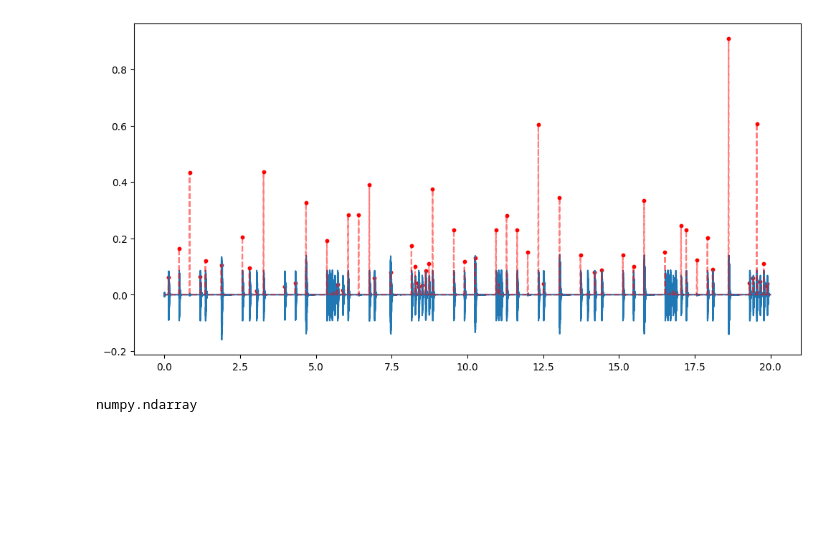
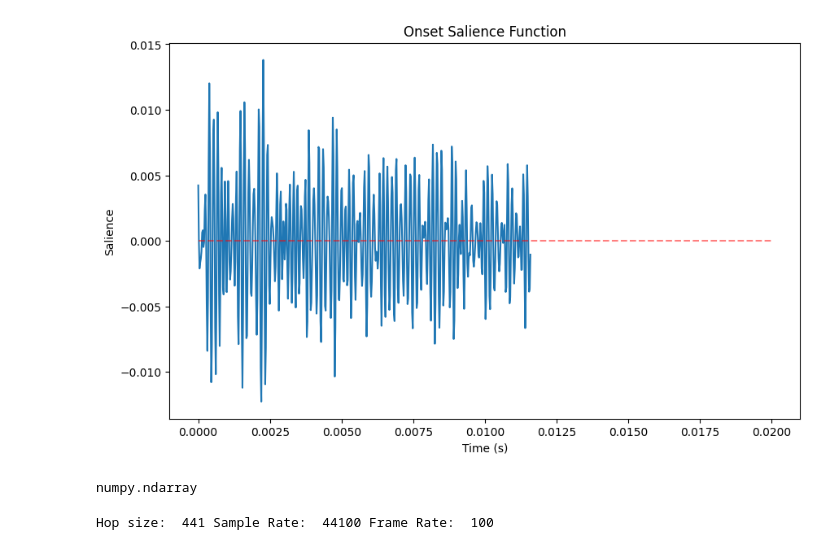
Before and after one commit to behzadhaki/ddc_onset_libtorch, a Jupyter notebook: DDC_Onset_Full_Serializable.ipynb, the cells around one changed output. Drawn from its saved outputs; the diff is of its cells as text; code cells hidden in the pictures; blank space fills up the shorter version.

```diff
--- a/DDC_Onset_Full_Serializable.ipynb
+++ b/DDC_Onset_Full_Serializable.ipynb
@@ -12,9 +12,9 @@ audio, sr = librosa.load('loop.mp3', sr=44100, mono=True)
 # %%
 import matplotlib.pyplot as plt
 import numpy as np
-from pysndfx import AudioEffectsChain
 from ddc_onset import FRAME_RATE, compute_onset_salience, find_peaks
 
+from pysndfx import AudioEffectsChain
 # Create an AudioEffectsChain with the supplied effects
 fx = (
     AudioEffectsChain()
@@ -23,12 +23,14 @@ fx = (
 # Apply the effects and return the results
 audio = fx(audio)
 
+start = int(-5.5 * 512)
+end = start + 1 * 512
 
-audio2 = audio[-int(20 * sr):]
+audio2 = audio[start:end]
 
 t = np.arange(len(audio2)) / sr
 
-fig, ax = plt.subplots(figsize=(12, 6))
+fig, ax = plt.subplots(figsize=(10, 6))
 
 
 plt.plot(t, audio2)
@@ -42,7 +44,14 @@ peaks = find_peaks(onset_salience)
 peaks = peaks[onset_salience[peaks] > 0.01]
 plt.scatter(peaks / FRAME_RATE, onset_salience[peaks], color='red', s=10)
 
+plt.xlabel('Time (s)')
+plt.ylabel('Salience')
+plt.title('Onset Salience Function')
+
 # play audio
 import IPython.display as ipd
 ipd.Audio(filename='loop.mp3')
+
+# save plot with upscaled resolution
+plt.savefig('onset_salience.png', dpi=300)
 # %% [output]
@@ -50,4 +58,4 @@ ipd.Audio(filename='loop.mp3')
-[figure, old version]
+[figure, new version]
 # %%
 type(onset_salience)
 # %% [output]
@@ -152,0 +124,5 @@ def find_peaks(onset_salience: np.ndarray):
+# %%
+ddc_onset = DDC_Onset()
+ddc_onset.serialize('./')
+# %% [output]
+Hop size:  441 Sample Rate:  44100 Frame Rate:  100
```
Also changed, not shown: parts of 3 cells of this notebook.
